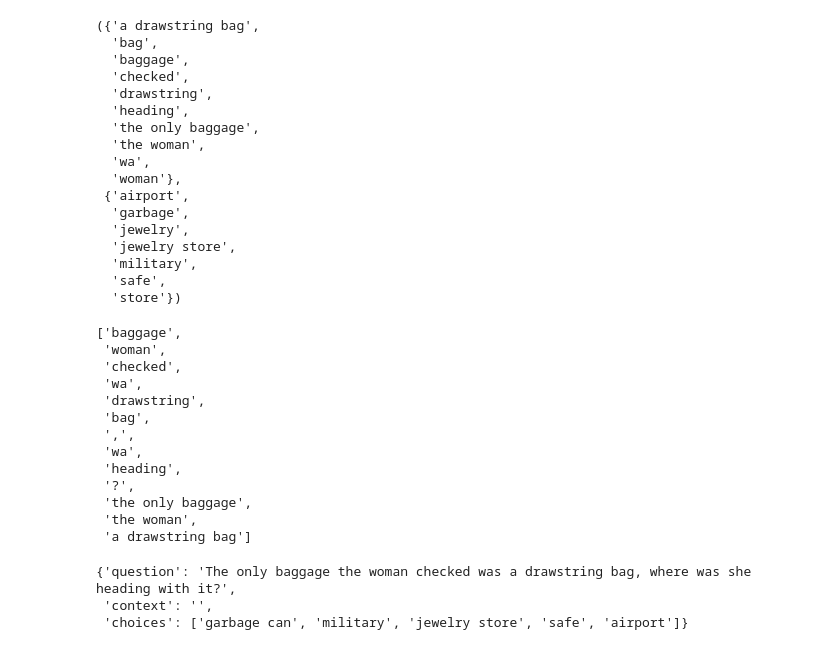
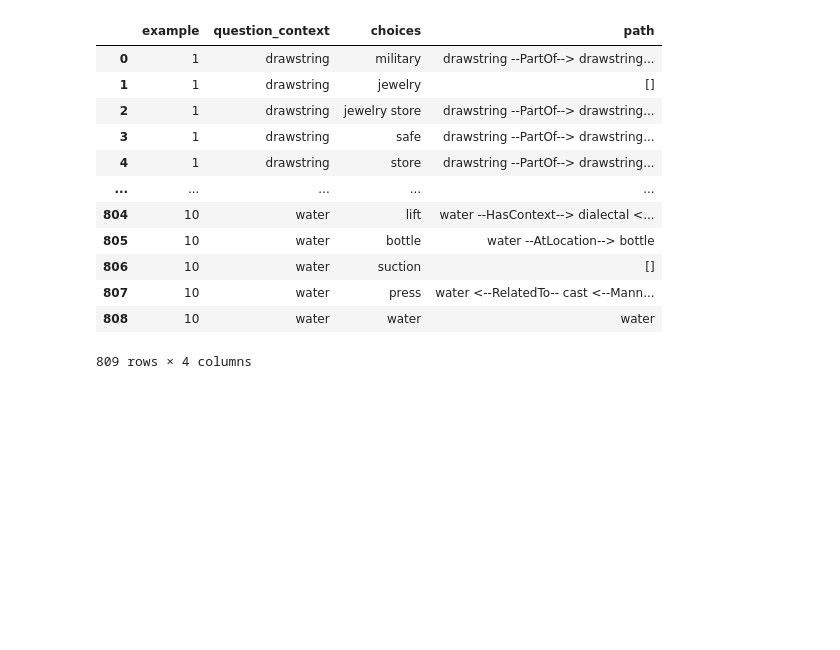
Before and after one commit to felixbmuller/nlp-commonsense, a Jupyter notebook: src/build_data_structures.ipynb, the cells around one changed output. Drawn from its saved outputs; the diff is of its cells as text; code cells hidden in the pictures; blank space fills up the shorter version.

```diff
--- a/src/build_data_structures.ipynb
+++ b/src/build_data_structures.ipynb
@@ -42,2 +11,3 @@ def load_examples() -> list[dict[str, Union[str, list[str]]]]:
 # %%
 examples = load_examples()
+conceptnet = load_conceptnet()
@@ -68,0 +124,18 @@ def extract_terms(input: str) -> set[str]:
+# %%
+results = []
+
+for example_idx, example in enumerate(tqdm(examples), start=1):
+    question_context, choices = extract_terms_from_example(example)
+
+    for tq in question_context:
+        for tc in choices:
+            p = find_word_path(tq, tc, conceptnet)
+
+            results.append(
+                {
+                    "example": example_idx,
+                    "question_context": tq,
+                    "choices": tc,
+                    "path": p,
+                }
+            )
@@ -68,0 +160,18 @@ def extract_terms(input: str) -> set[str]:
+# %%
+path_df = pd.DataFrame(results)
+# %%
+path_df
+# %% [output]
+|  | example | question_context | choices | path |
+| 0 | 1 | drawstring | military | drawstring --PartOf--> drawstring... |
+| 1 | 1 | drawstring | jewelry | [] |
+| 2 | 1 | drawstring | jewelry store | drawstring --PartOf--> drawstring... |
+| 3 | 1 | drawstring | safe | drawstring --PartOf--> drawstring... |
+| 4 | 1 | drawstring | store | drawstring --PartOf--> drawstring... |
+| ... | ... | ... | ... | ... |
+| 804 | 10 | water | lift | water --HasContext--> dialectal <... |
+| 805 | 10 | water | bottle | water --AtLocation--> bottle |
+| 806 | 10 | water | suction | [] |
+| 807 | 10 | water | press | water <--RelatedTo-- cast <--Mann... |
+| 808 | 10 | water | water | water |
+809 rows × 4 columns
@@ -79,42 +182,0 @@ def extract_terms_from_example(example: dict) -> tuple[list[str], list[str]]:
-# %%
-extract_terms_from_example(examples[0])
-# %% [output]
-({'a drawstring bag',
-  'bag',
-  'baggage',
-  'checked',
-  'drawstring',
-  'heading',
-  'the only baggage',
-  'the woman',
-  'wa',
-  'woman'},
- {'airport',
-  'garbage',
-  'jewelry',
-  'jewelry store',
-  'military',
-  'safe',
-  'store'})
-# %%
-extract_terms("The only baggage the woman checked was a drawstring bag, where was she heading with it?")
-# %% [output]
-['baggage',
- 'woman',
- 'checked',
- 'wa',
- 'drawstring',
- 'bag',
- ',',
- 'wa',
- 'heading',
- '?',
- 'the only baggage',
- 'the woman',
- 'a drawstring bag']
-# %%
-examples[0]
-# %% [output]
-{'question': 'The only baggage the woman checked was a drawstring bag, where was she heading with it?',
- 'context': '',
- 'choices': ['garbage can', 'military', 'jewelry store', 'safe', 'airport']}
```
Also changed, not shown: parts of 35 cells of this notebook, 5 other files.
